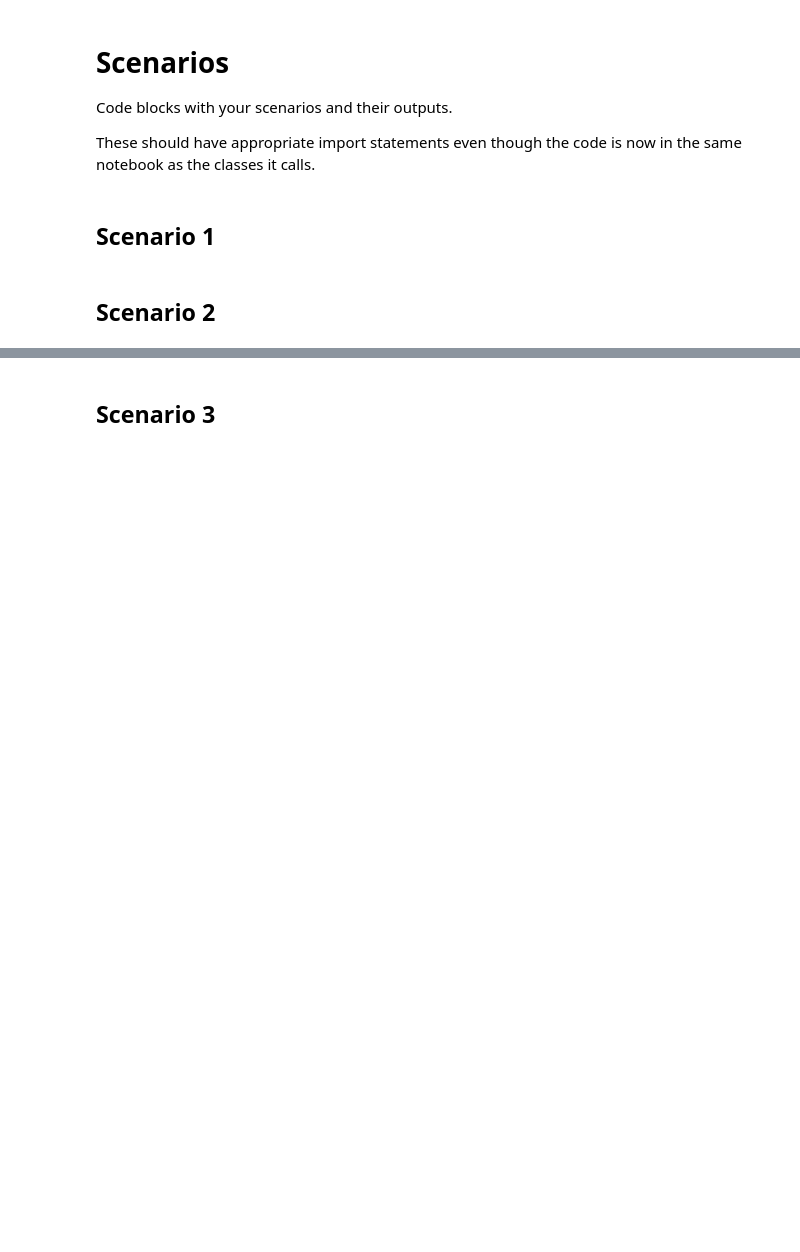
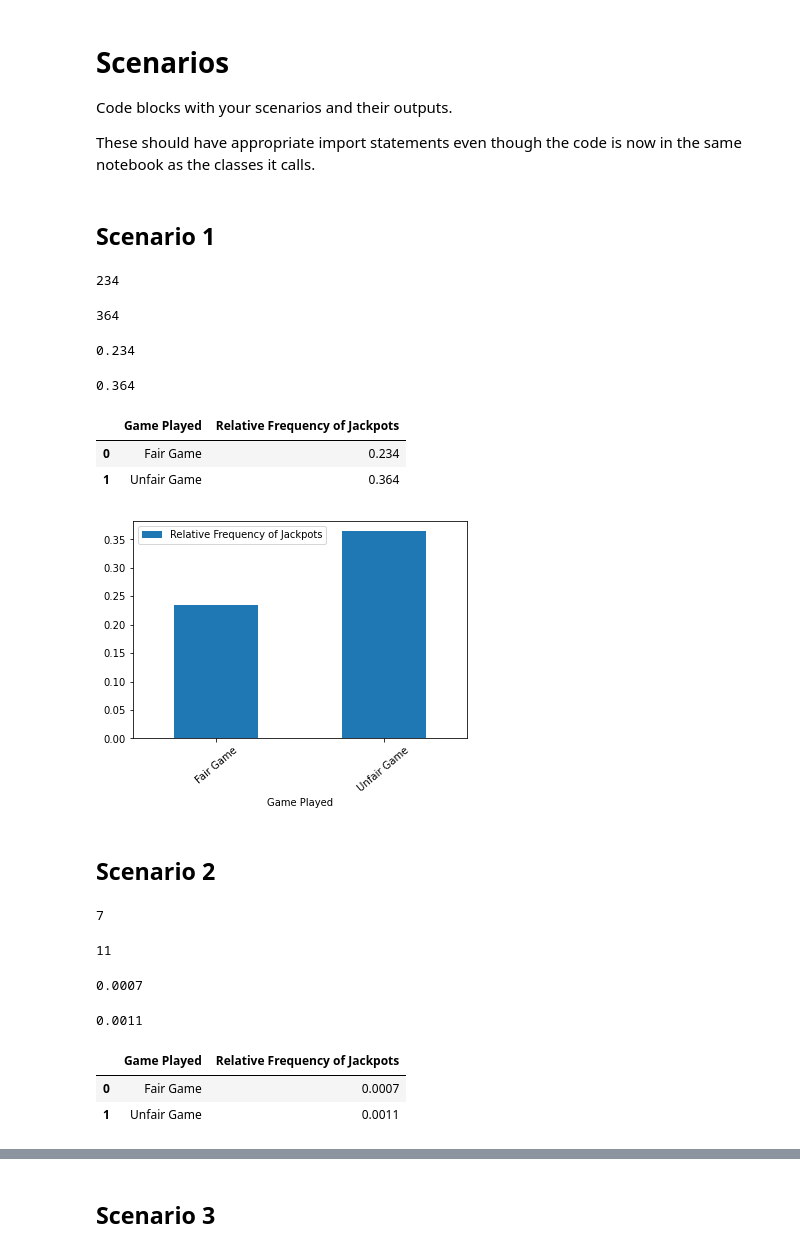
Before and after one commit to kristenrose01/DS5100-Final-Project, a Jupyter notebook: final-project-submission.ipynb, the cells around one changed output, grey strips where cells are left out. Saved outputs shown, nothing was run; the diff lists cells and outputs as text; code cells hidden in the pictures; blank space fills up the shorter version.

```diff
--- a/final-project-submission.ipynb
+++ b/final-project-submission.ipynb
@@ -33,2 +773,35 @@ These should have appropriate import statements even though the code is now in t
+# %%
+fair_game_analysis = Analyzer(fair_game)
+unfair_game_analysis = Analyzer(unfair_game)
+# %%
+fair_game_analysis.jackpot()
+# %% [output]
+234
+# %%
+unfair_game_analysis.jackpot()
+# %% [output]
+364
+# %%
+freq_fair_game = len(fair_game_analysis.jackpot)/1000
+print(freq_fair_game)
+# %% [output]
+0.234
+# %%
+freq_unfair_game = len(unfair_game_analysis.jackpot)/1000
+print(freq_unfair_game)
+# %% [output]
+0.364
+# %%
+df = pd.DataFrame({'Game Played': ['Fair Game', 'Unfair Game'], 'Relative Frequency of Jackpots': [freq_fair_game, freq_unfair_game]})
+df
+# %% [output]
+|  | Game Played | Relative Frequency of Jackpots |
+| 0 | Fair Game | 0.234 |
+| 1 | Unfair Game | 0.364 |
+# %%
+fig, ax = plt.subplots()
+df.plot.bar(x = 'Game Played', y = 'Relative Frequency of Jackpots', rot = 40, ax = ax);
+# %% [output]
+[figure, added]
 # %% [markdown]
 ## Scenario 2
@@ -36,0 +827,25 @@ These should have appropriate import statements even though the code is now in t
+# %%
+game1_analysis.jackpot()
+# %% [output]
+7
+# %%
+game2_analysis.jackpot()
+# %% [output]
+11
+# %%
+freq_game1 = len(game1_analysis.jackpot)/10000
+print(freq_game1)
+# %% [output]
+0.0007
+# %%
+freq_game2 = len(game2_analysis.jackpot)/10000
+print(freq_game2)
+# %% [output]
+0.0011
+# %%
+df2 = pd.DataFrame({'Game Played': ['Fair Game', 'Unfair Game'], 'Relative Frequency of Jackpots': [freq_game1, freq_game2]})
+df2
+# %% [output]
+|  | Game Played | Relative Frequency of Jackpots |
+| 0 | Fair Game | 0.0007 |
+| 1 | Unfair Game | 0.0011 |
```
Also changed, not shown: parts of 54 cells of this notebook, 5 other files.
